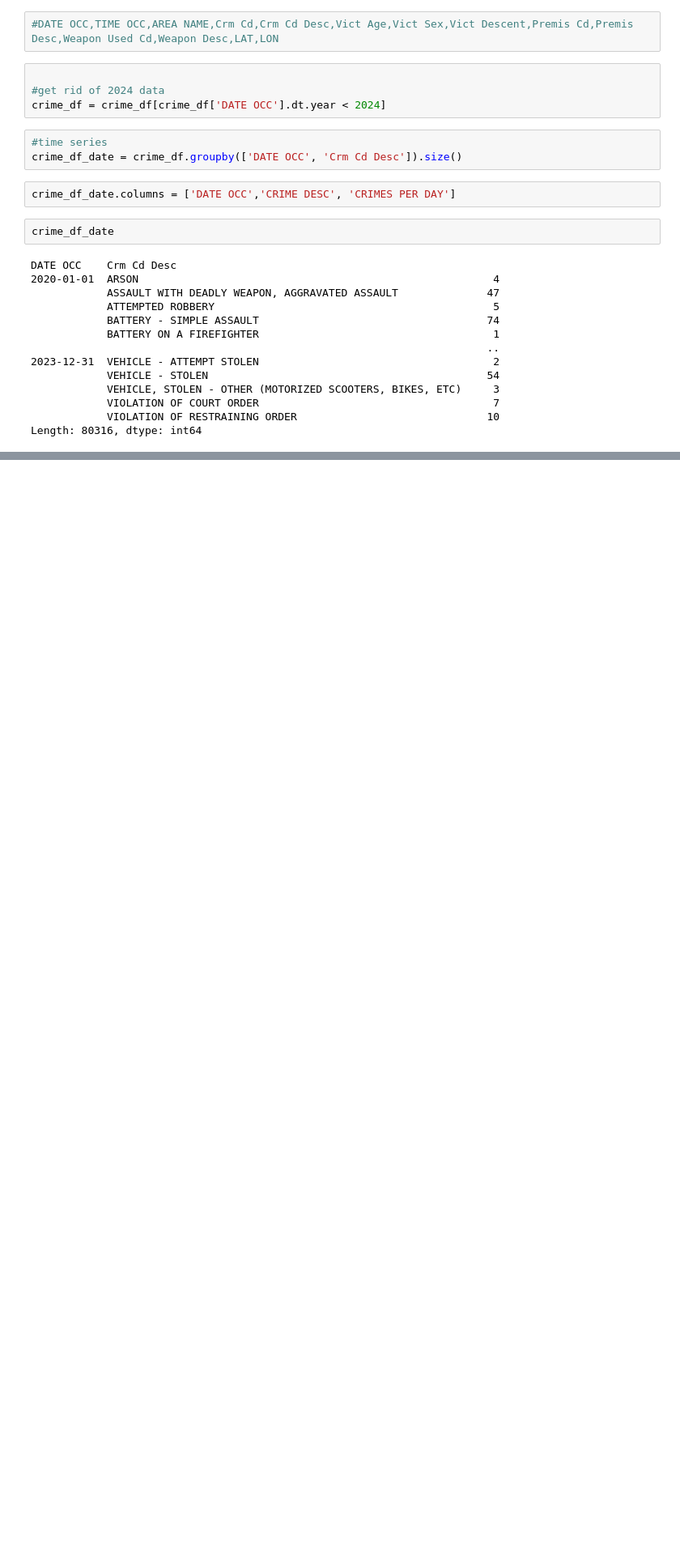
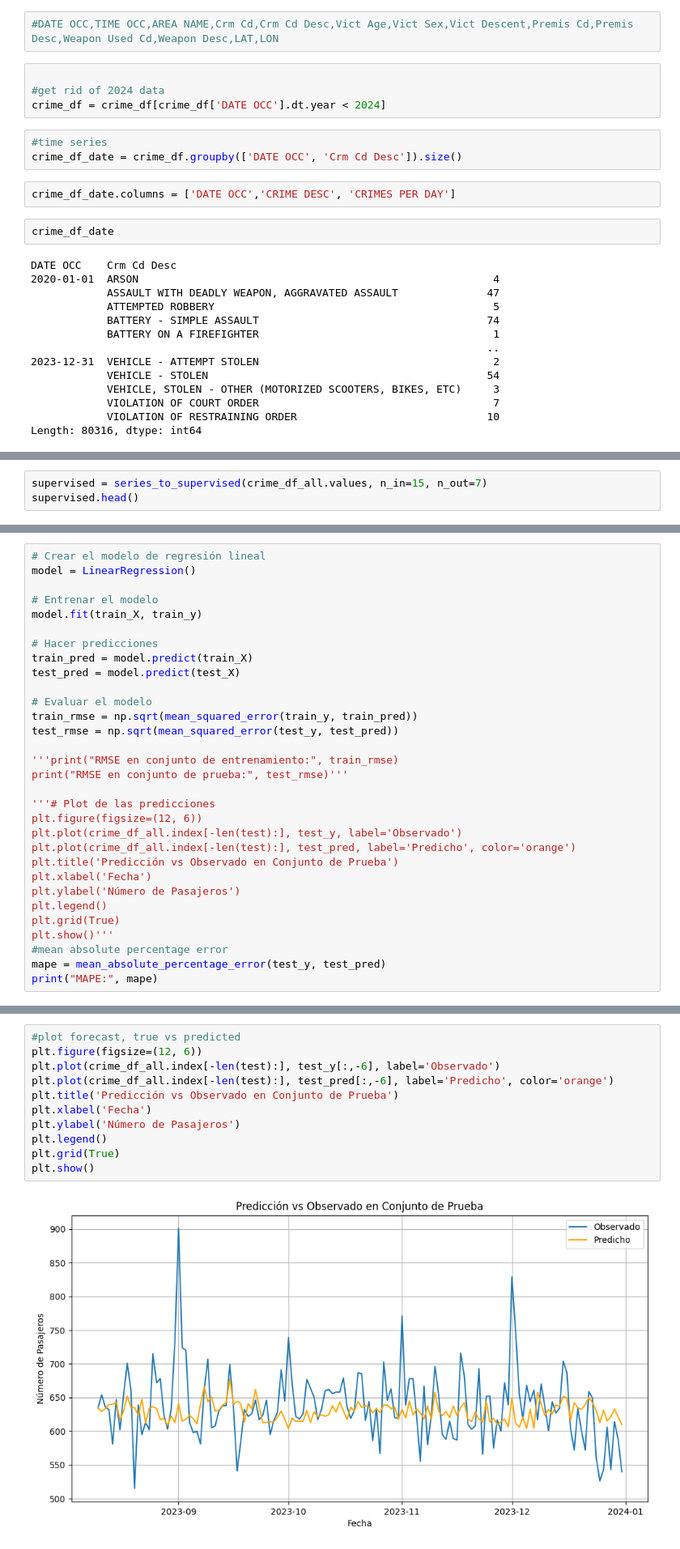
Before and after one commit to danieldamc/intro-data-science, a Jupyter notebook: Proyecto/proyecto.ipynb, the cells around one changed output, grey strips where cells are left out. Shown: that part at 81% size. Drawn from its saved outputs; the diff is of its cells as text; blank space fills up the shorter version.

```diff
--- a/Proyecto/proyecto.ipynb
+++ b/Proyecto/proyecto.ipynb
@@ -263,0 +359,3 @@ Selected option: VANDALISM - FELONY ($400 & OVER, ALL CHURCH VANDALISMS)
+# %%
+supervised = series_to_supervised(crime_df_all.values, n_in=15, n_out=7)
+supervised.head()
@@ -263,0 +398,31 @@ Selected option: VANDALISM - FELONY ($400 & OVER, ALL CHURCH VANDALISMS)
+# %%
+# Crear el modelo de regresión lineal
+model = LinearRegression()
+
+# Entrenar el modelo
+model.fit(train_X, train_y)
+
+# Hacer predicciones
+train_pred = model.predict(train_X)
+test_pred = model.predict(test_X)
+
+# Evaluar el modelo
+train_rmse = np.sqrt(mean_squared_error(train_y, train_pred))
+test_rmse = np.sqrt(mean_squared_error(test_y, test_pred))
+
+'''print("RMSE en conjunto de entrenamiento:", train_rmse)
+print("RMSE en conjunto de prueba:", test_rmse)'''
+
+'''# Plot de las predicciones
+plt.figure(figsize=(12, 6))
+plt.plot(crime_df_all.index[-len(test):], test_y, label='Observado')
+plt.plot(crime_df_all.index[-len(test):], test_pred, label='Predicho', color='orange')
+plt.title('Predicción vs Observado en Conjunto de Prueba')
+plt.xlabel('Fecha')
+plt.ylabel('Número de Pasajeros')
+plt.legend()
+plt.grid(True)
+plt.show()'''
+#mean absolute percentage error
+mape = mean_absolute_percentage_error(test_y, test_pred)
+print("MAPE:", mape)
@@ -263,0 +475,13 @@ Selected option: VANDALISM - FELONY ($400 & OVER, ALL CHURCH VANDALISMS)
+# %%
+#plot forecast, true vs predicted
+plt.figure(figsize=(12, 6))
+plt.plot(crime_df_all.index[-len(test):], test_y[:,-6], label='Observado')
+plt.plot(crime_df_all.index[-len(test):], test_pred[:,-6], label='Predicho', color='orange')
+plt.title('Predicción vs Observado en Conjunto de Prueba')
+plt.xlabel('Fecha')
+plt.ylabel('Número de Pasajeros')
+plt.legend()
+plt.grid(True)
+plt.show()
+# %% [output]
+[figure, added]
```
Also changed, not shown: parts of 16 cells of this notebook, 1 other file.
